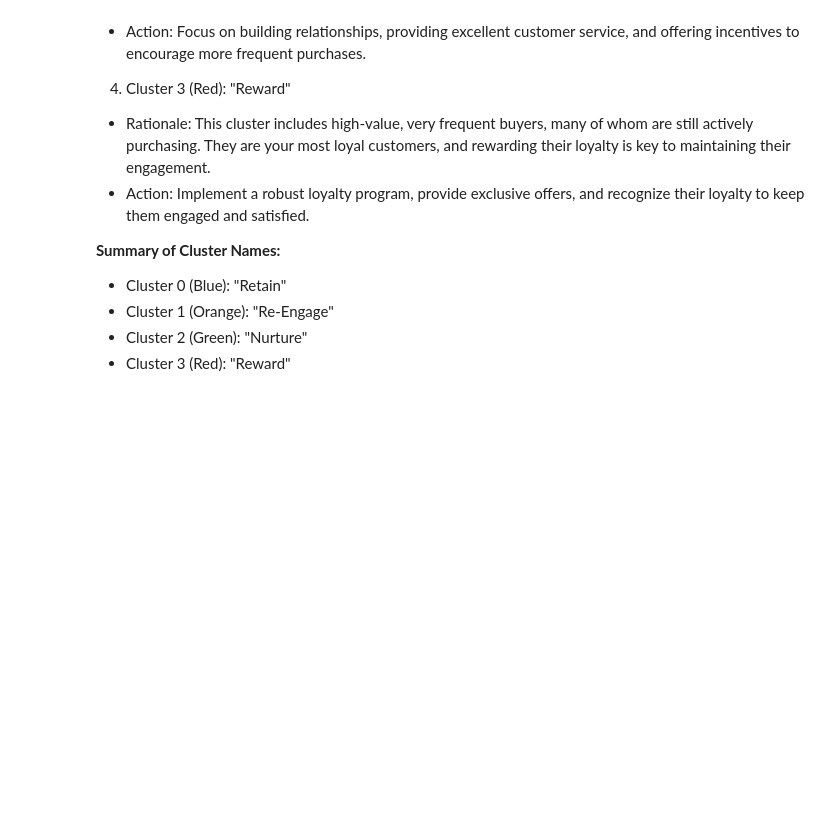
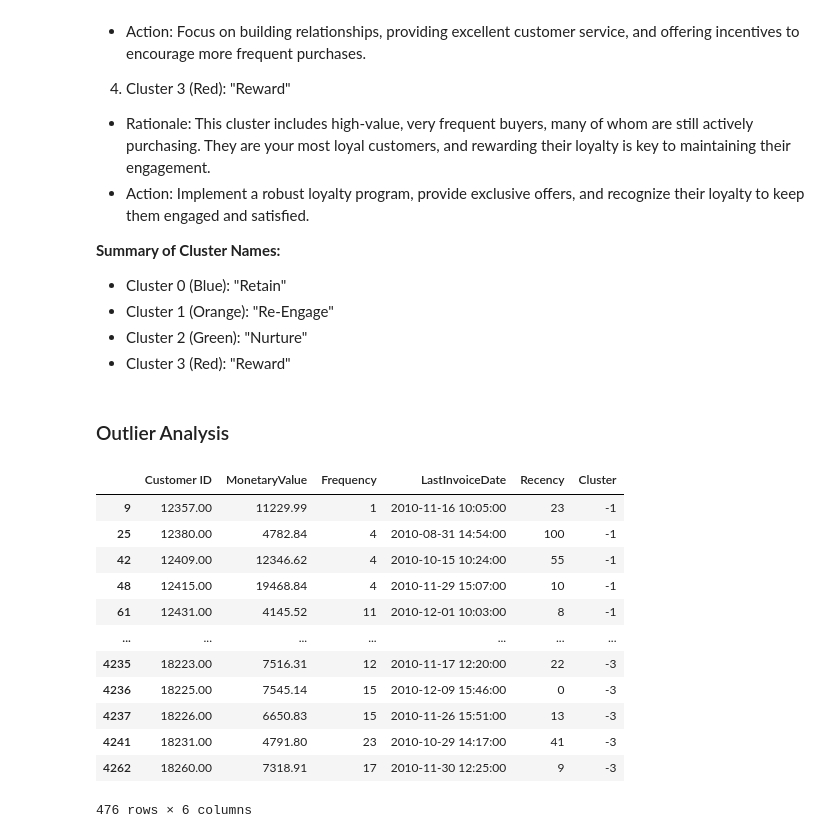
Before and after one commit to AvirukthGT/OnlineSalesAnalytics, a Jupyter notebook: Retail_data_clustering.ipynb, the cells around one changed output. Saved outputs shown, nothing was run; the diff lists cells and outputs as text; code cells hidden in the pictures; blank space fills up the shorter version.

```diff
--- a/Retail_data_clustering.ipynb
+++ b/Retail_data_clustering.ipynb
@@ -634,3 +634,5 @@ plt.show()
 - Cluster 1 (Orange): "Re-Engage"
 - Cluster 2 (Green): "Nurture"
 - Cluster 3 (Red): "Reward"
+# %% [markdown]
+### Outlier Analysis
@@ -636,0 +648,18 @@ plt.show()
+# %%
+outlier_clusters_df = pd.concat([monetary_only_outliers, frequency_only_outliers, monetary_and_frequency_outliers])
+
+outlier_clusters_df
+# %% [output]
+|  | Customer ID | MonetaryValue | Frequency | LastInvoiceDate | Recency | Cluster |
+| 9 | 12357.00 | 11229.99 | 1 | 2010-11-16 10:05:00 | 23 | -1 |
+| 25 | 12380.00 | 4782.84 | 4 | 2010-08-31 14:54:00 | 100 | -1 |
+| 42 | 12409.00 | 12346.62 | 4 | 2010-10-15 10:24:00 | 55 | -1 |
+| 48 | 12415.00 | 19468.84 | 4 | 2010-11-29 15:07:00 | 10 | -1 |
+| 61 | 12431.00 | 4145.52 | 11 | 2010-12-01 10:03:00 | 8 | -1 |
+| ... | ... | ... | ... | ... | ... | ... |
+| 4235 | 18223.00 | 7516.31 | 12 | 2010-11-17 12:20:00 | 22 | -3 |
+| 4236 | 18225.00 | 7545.14 | 15 | 2010-12-09 15:46:00 | 0 | -3 |
+| 4237 | 18226.00 | 6650.83 | 15 | 2010-11-26 15:51:00 | 13 | -3 |
+| 4241 | 18231.00 | 4791.80 | 23 | 2010-10-29 14:17:00 | 41 | -3 |
+| 4262 | 18260.00 | 7318.91 | 17 | 2010-11-30 12:25:00 | 9 | -3 |
+476 rows × 6 columns
```
Also changed, not shown: parts of 5 cells of this notebook.
